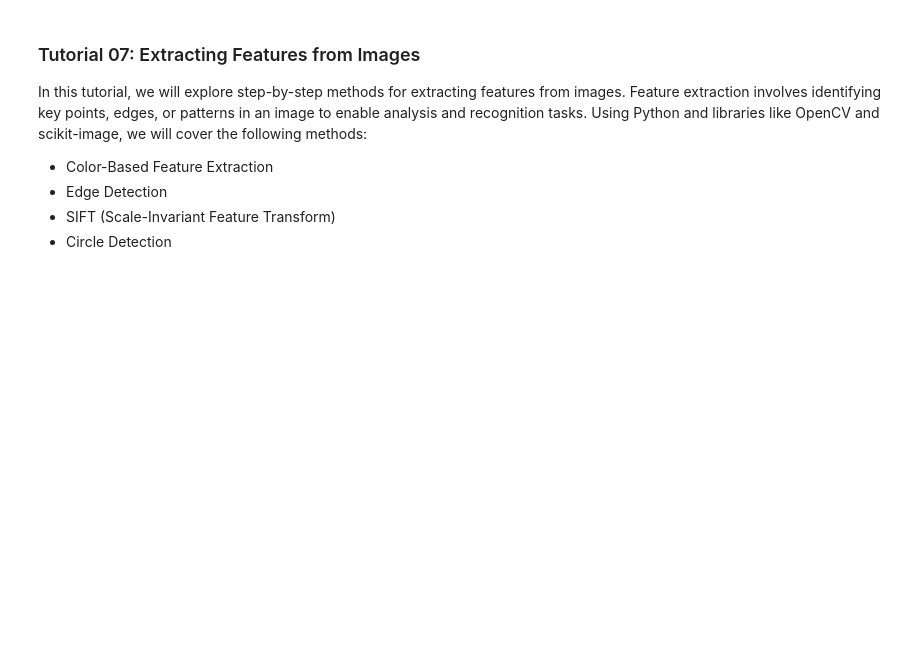
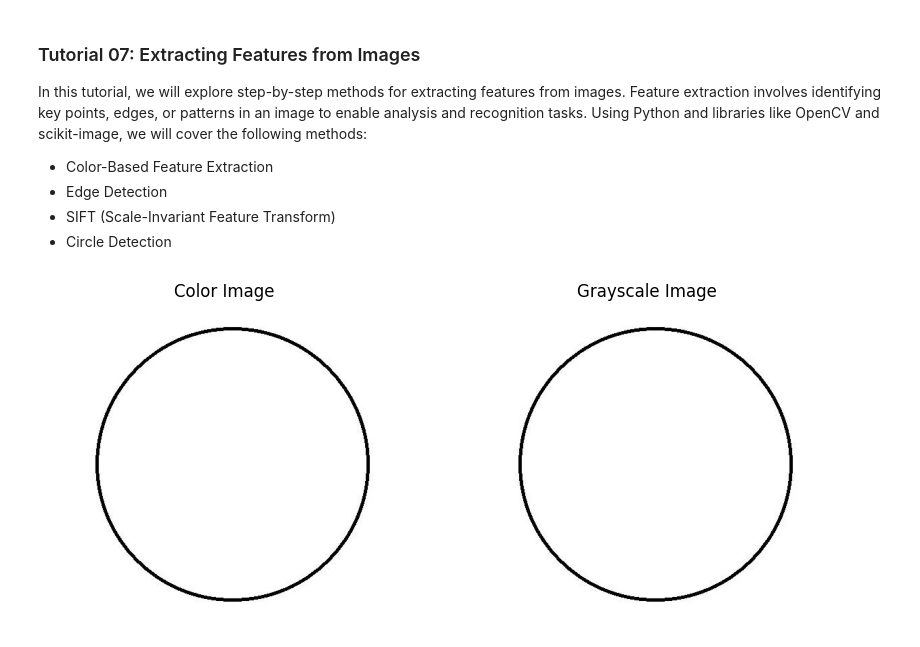
Before and after one commit to myothida/DL_Class_2025, a Jupyter notebook: Code/Tut07_VisionFeatureExtraction.ipynb, the cells around one changed output. Drawn from its saved outputs; the diff is of its cells as text; code cells hidden in the pictures; blank space fills up the shorter version.

```diff
--- a/Code/Tut07_VisionFeatureExtraction.ipynb
+++ b/Code/Tut07_VisionFeatureExtraction.ipynb
@@ -49,30 +49,29 @@ def apply_convolution(image, kernel):
 # %%
 import cv2
 import numpy as np
 import matplotlib.pyplot as plt
 
 # Load the image as a color image
 img_path = '../data/sphere/test.png'
 color_image = cv2.imread(img_path, cv2.IMREAD_COLOR)
 
 if color_image is None:
     raise Exception("Image not found")
 
-resized_image = cv2.resize(color_image, (16,16))
-gray_image = cv2.cvtColor(resized_image, cv2.COLOR_BGR2GRAY)
+gray_image = cv2.cvtColor(color_image, cv2.COLOR_BGR2GRAY)
 
 #gray_image = [[int(0.2989 * pixel[0] + 0.587 * pixel[1] + 0.114 * pixel[2]) for pixel in row] for row in resized_image]
 fig, axes = plt.subplots(1, 2, figsize=(10, 5))
 
-
 axes[0].imshow(color_image)
 axes[0].set_title("Color Image")
 axes[0].axis("off")
-
 
 axes[1].imshow(gray_image, cmap='gray')
 axes[1].set_title("Grayscale Image")
 axes[1].axis("off")
 
 plt.show()
+# %% [output]
+[figure, added]
 # %%
```
Also changed, not shown: parts of 2 cells of this notebook.
